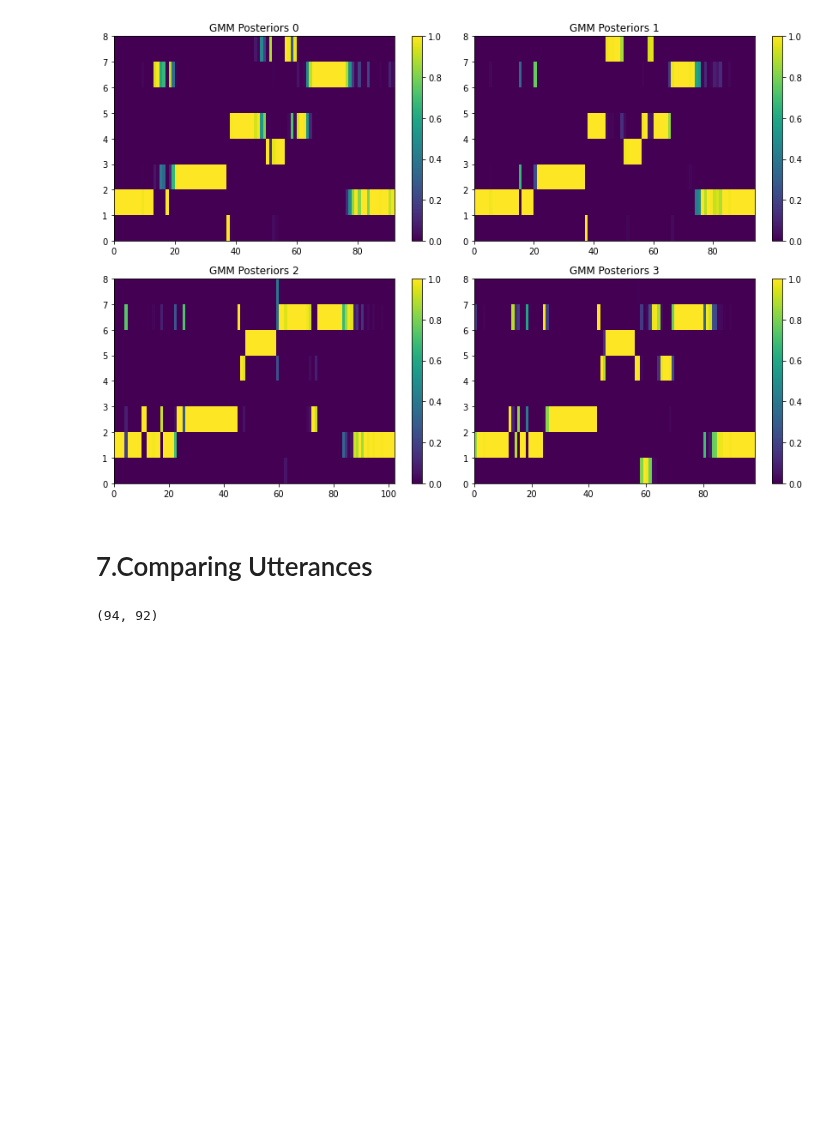
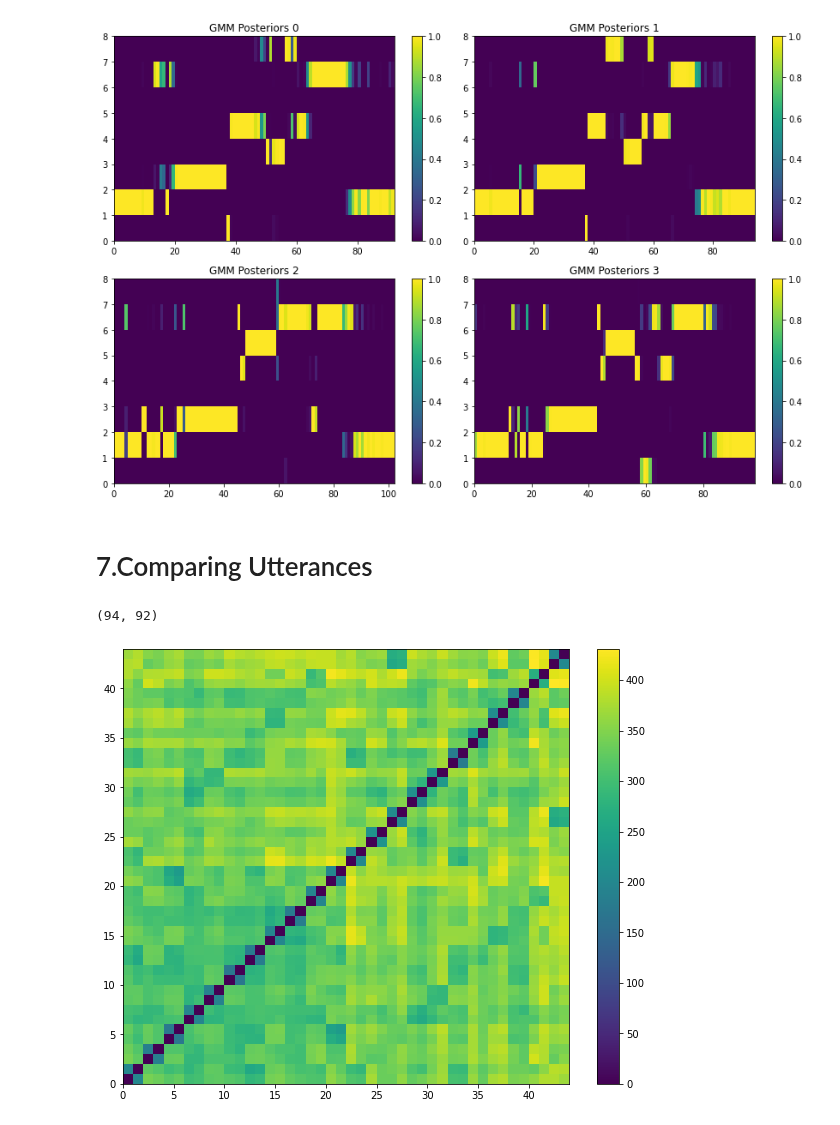
Before and after one commit to kyebinan/Speach-Speaker-Recognition, a Jupyter notebook: Lab1/lab1.ipynb, the cells around one changed output. Cells and saved outputs as stored; diff of their text form; code cells hidden in the pictures; blank space fills up the shorter version.

```diff
--- a/Lab1/lab1.ipynb
+++ b/Lab1/lab1.ipynb
@@ -254,3 +254,19 @@ sample_2 = data[16]['samples']
 utils.local_dist(sample_1, sample_2).shape
 # %% [output]
 (94, 92)
+# %%
+num_utterances = 44
+D = np.zeros((num_utterances, num_utterances))
+
+for i in range(num_utterances):
+    for j in range(i, num_utterances):
+        local_distances = utils.local_dist(data[i]['samples'], data[j]['samples'])
+        D[i, j] = proto.dtw(local_distances)
+        D[j, i] = D[i, j]
+# %%
+plt.figure(figsize=(10, 8))
+plt.pcolormesh(D, cmap='viridis')
+plt.colorbar()
+plt.show()
+# %% [output]
+[figure, added]
```
Also changed, not shown: 1 other file.
